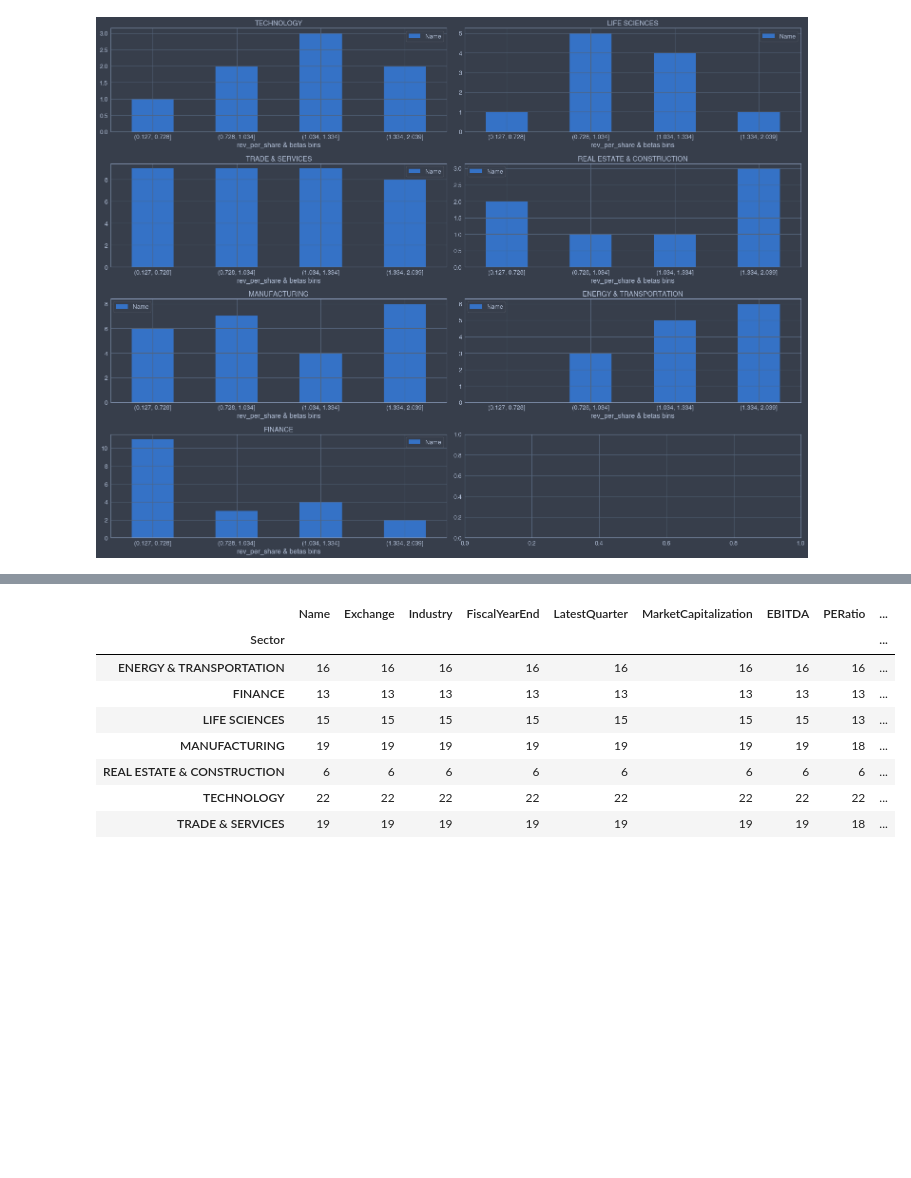
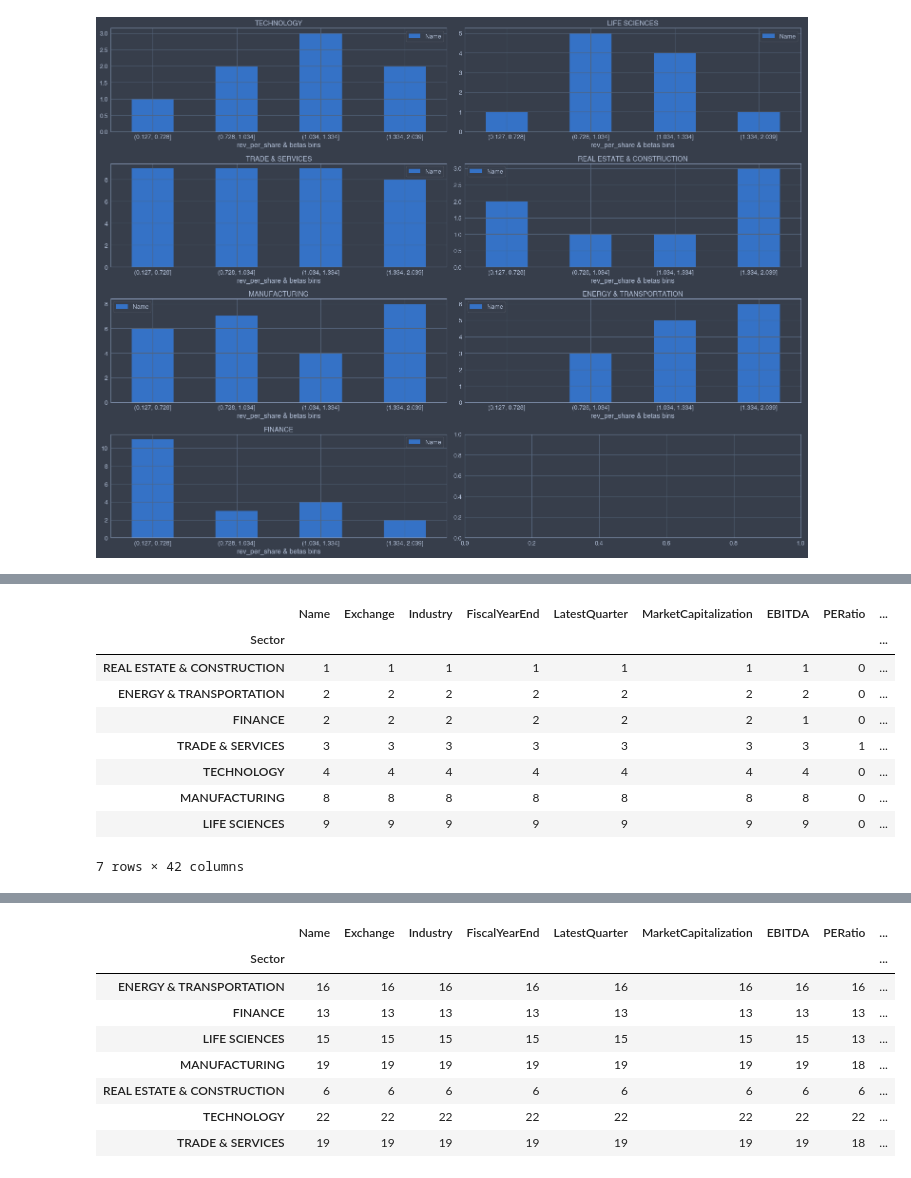
Before and after one commit to fadeeva/stock_market_research, a Jupyter notebook: Portfolio/Asset_Selection.ipynb, the cells around one changed output, grey strips where cells are left out. Saved outputs shown, nothing was run; the diff lists cells and outputs as text; code cells hidden in the pictures; blank space fills up the shorter version.

```diff
--- a/Portfolio/Asset_Selection.ipynb
+++ b/Portfolio/Asset_Selection.ipynb
@@ -753,0 +809,13 @@ fig.tight_layout()
+# %%
+data[data['ProfitMargin']<0].groupby('Sector').count().sort_values(by='Name', ascending=False)
+# %% [output]
+|  | Name | Exchange | Industry | FiscalYearEnd | LatestQuarter | MarketCapitalization | EBITDA | PERatio | ... |
+| Sector |  |  |  |  |  |  |  |  | ... |
+| REAL ESTATE & CONSTRUCTION | 1 | 1 | 1 | 1 | 1 | 1 | 1 | 0 | ... |
+| ENERGY & TRANSPORTATION | 2 | 2 | 2 | 2 | 2 | 2 | 2 | 0 | ... |
+| FINANCE | 2 | 2 | 2 | 2 | 2 | 2 | 1 | 0 | ... |
+| TRADE & SERVICES | 3 | 3 | 3 | 3 | 3 | 3 | 3 | 1 | ... |
+| TECHNOLOGY | 4 | 4 | 4 | 4 | 4 | 4 | 4 | 0 | ... |
+| MANUFACTURING | 8 | 8 | 8 | 8 | 8 | 8 | 8 | 0 | ... |
+| LIFE SCIENCES | 9 | 9 | 9 | 9 | 9 | 9 | 9 | 0 | ... |
+7 rows × 42 columns
```
Also changed, not shown: parts of 17 cells of this notebook.
